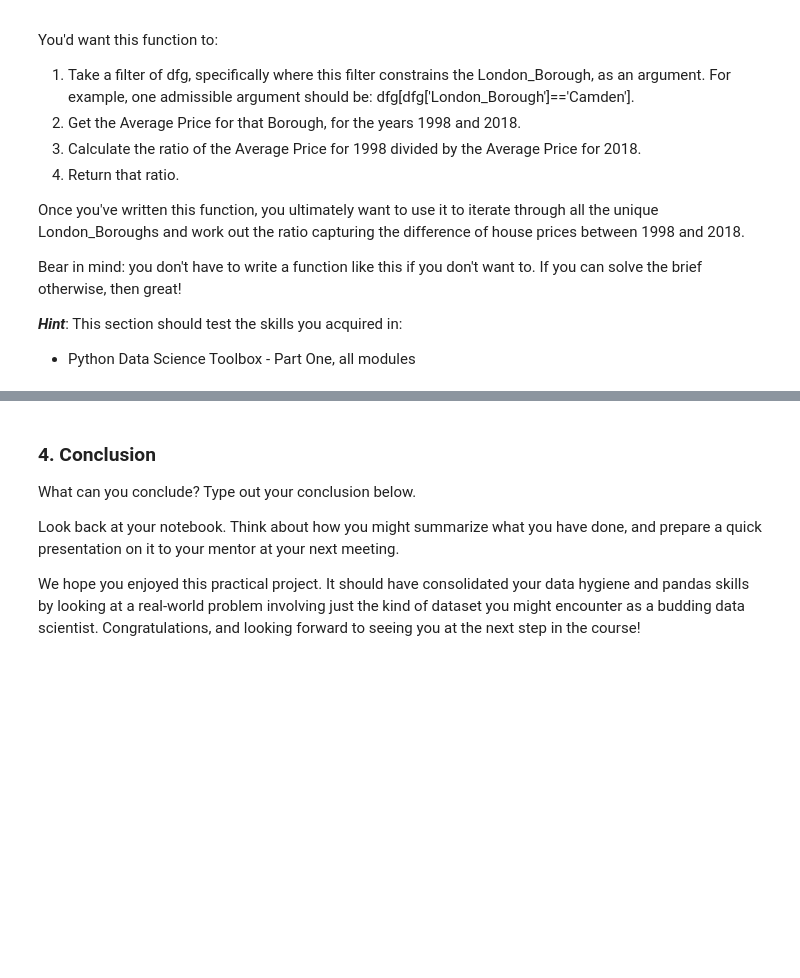
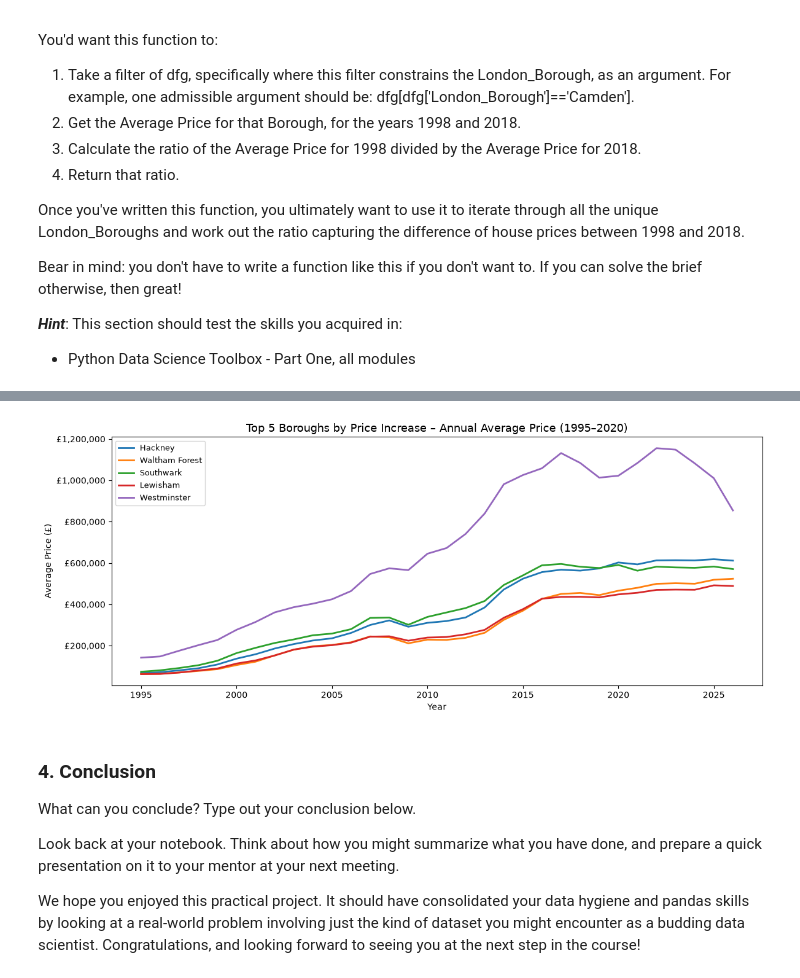
Before and after one commit to thomastruong-ai/Springboard, a Jupyter notebook: Notebooks/Unit 4 Challenge - Tier 3_00.ipynb, the cells around one changed output, grey strips where cells are left out. Saved outputs shown, nothing was run; the diff lists cells and outputs as text; code cells hidden in the pictures; blank space fills up the shorter version.

```diff
--- a/Notebooks/Unit 4 Challenge - Tier 3_00.ipynb
+++ b/Notebooks/Unit 4 Challenge - Tier 3_00.ipynb
@@ -247,3 +355,22 @@ Bear in mind: you don't have to write a function like this if you don't want to.
+# %%
+# Line chart – top 5 boroughs over time
+top5 = ratio_df.head(5)['London_Borough'].tolist()
+
+fig, ax = plt.subplots(figsize=(12, 5))
+for b in top5:
+    sub = dfg[dfg['London_Borough'] == b]
+    yearly = sub.groupby('Year')['Average_Price'].mean()
+    ax.plot(yearly.index, yearly.values, label=b, linewidth=2)
+
+ax.set_title('Top 5 Boroughs by Price Increase – Annual Average Price (1995–2020)', fontsize=13)
+ax.set_xlabel('Year')
+ax.set_ylabel('Average Price (£)')
+ax.yaxis.set_major_formatter(plt.FuncFormatter(lambda x, _: f'£{x:,.0f}'))
+ax.legend(fontsize=9)
+plt.tight_layout()
+plt.show()
+# %% [output]
+[figure, added]
 # %% [markdown]
 ### 4. Conclusion
 What can you conclude? Type out your conclusion below.
```
Also changed, not shown: parts of 5 cells of this notebook.
